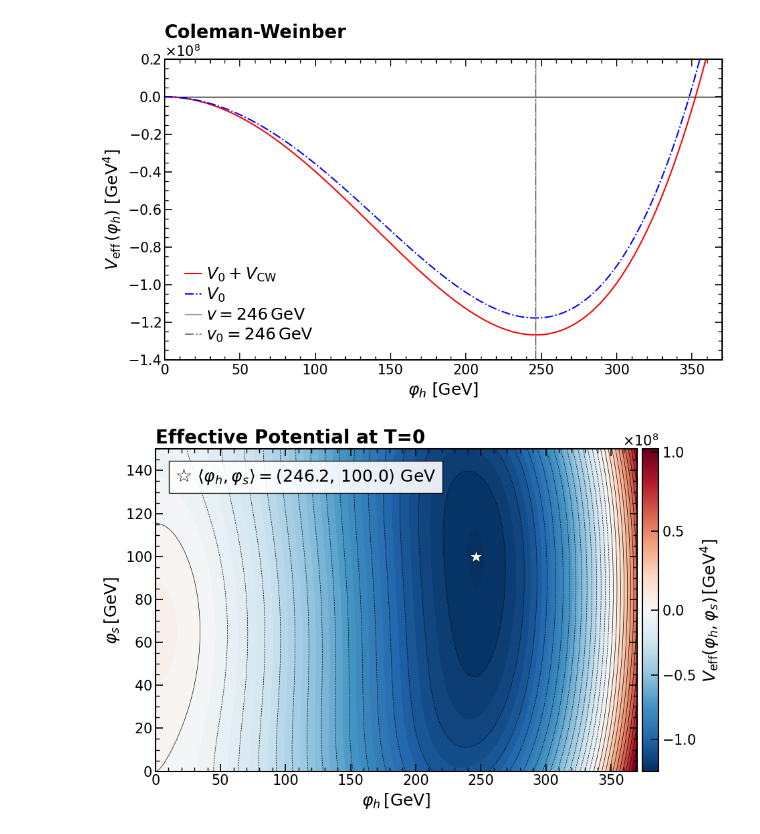
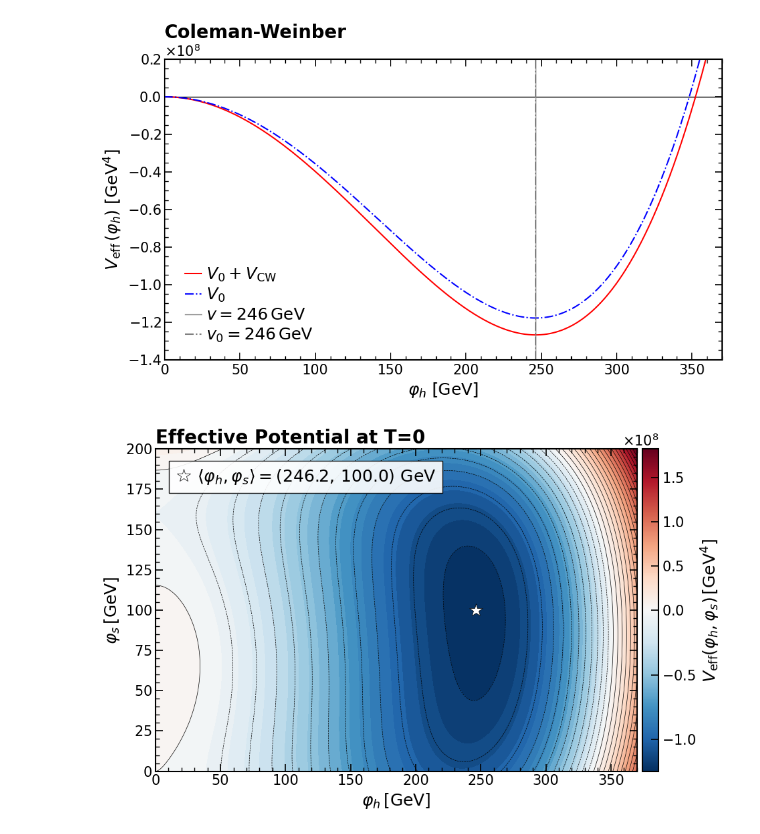
Before and after one commit to Diego-gt-phys/TFM-Repository, a Jupyter notebook: xSM_Analysis.ipynb, the cells around one changed output. Drawn from its saved outputs; the diff is of its cells as text; code cells hidden in the pictures.

Commit message:
Finalised plot

```diff
--- a/xSM_Analysis.ipynb
+++ b/xSM_Analysis.ipynb
@@ -213,7 +213,7 @@ plt.show()
 # %%
 # Grid in (h, s)
 h_vals = np.linspace(0, 370, 700)
-s_vals = np.linspace(0, 150, 700)
+s_vals = np.linspace(0, 200, 700)
 H, S   = np.meshgrid(h_vals, s_vals)
 X_grid = np.column_stack([H.ravel(), S.ravel()])
 V_grid = model.Vtot(X_grid, 0.0).reshape(H.shape)
@@ -237,31 +237,31 @@ ax.ticklabel_format(style='sci', axis='y', scilimits=(-2, 2))
 ax.yaxis.get_offset_text().set_fontsize(15)
 
 for spine in ax.spines.values():
     spine.set_linewidth(1.5)
 
 ax.tick_params(axis='both', which='major', direction='in',
                length=8, width=1.2, labelsize=15, top=True, right=True)
 ax.tick_params(axis='both', which='minor', direction='in',
                length=4, width=1,   labelsize=15, top=True, right=True)
 ax.minorticks_on()
 
 cbar = fig.colorbar(sm, ax=ax, pad=0.01)
 cbar.set_label(r'$V_\mathrm{eff}(\varphi_h,\varphi_s) \, [\mathrm{GeV^4}]$', fontsize=18)
 cbar.ax.tick_params(labelsize=15)
 cbar.ax.yaxis.set_major_formatter(ScalarFormatter(useMathText=True))
 cbar.ax.yaxis.get_offset_text().set_fontsize(15)
 plt.ticklabel_format(style='sci', axis='y', scilimits=(-2,3))
 for spine in cbar.ax.spines.values():
     spine.set_linewidth(1.5)
 cbar.ax.tick_params(axis='both', which='major', direction='in',
                length=8, width=1.2, labelsize=15)
 
 ax.legend(fontsize=18, frameon=True, fancybox=False, loc = "upper left", bbox_to_anchor=(0.01, 0.99),
                ncol = 1, edgecolor="black", framealpha=0.9, labelspacing=0.2, handletextpad=0.3, handlelength=1, columnspacing=1)
 
 plt.title(r"Effective Potential at T=0", loc='left', fontsize=20, fontweight='bold')
 plt.tight_layout()
 plt.savefig(r"Figures\CW_contour.pdf", format="pdf", bbox_inches="tight")
 plt.show()
 # %% [output]
-[figure, old version]
+[figure, new version]
```
Also changed, not shown: 1 other file.
